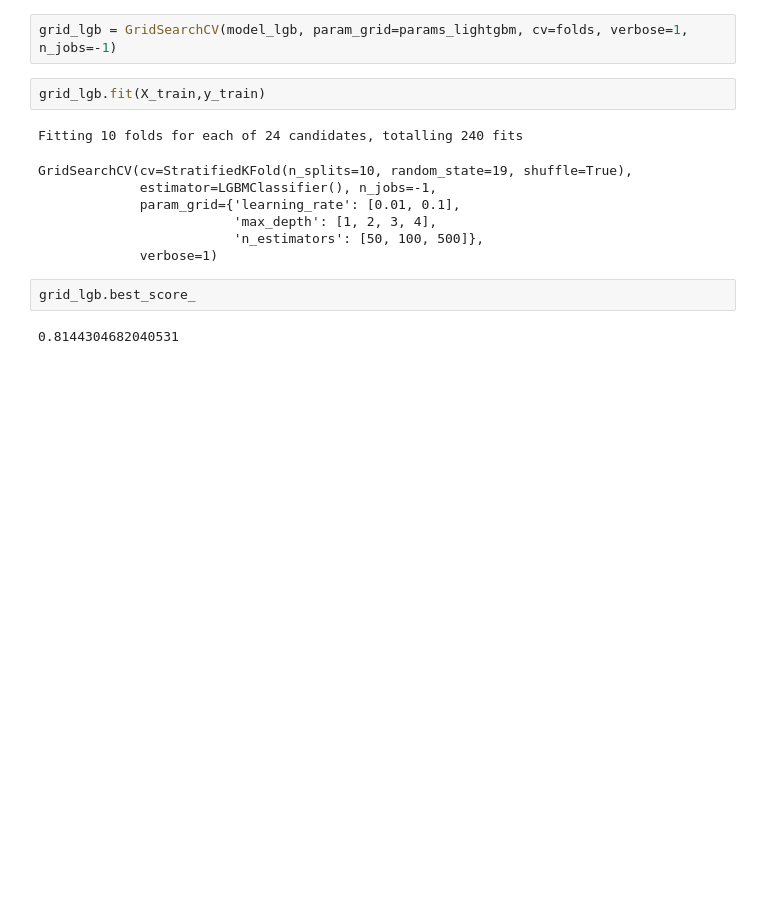
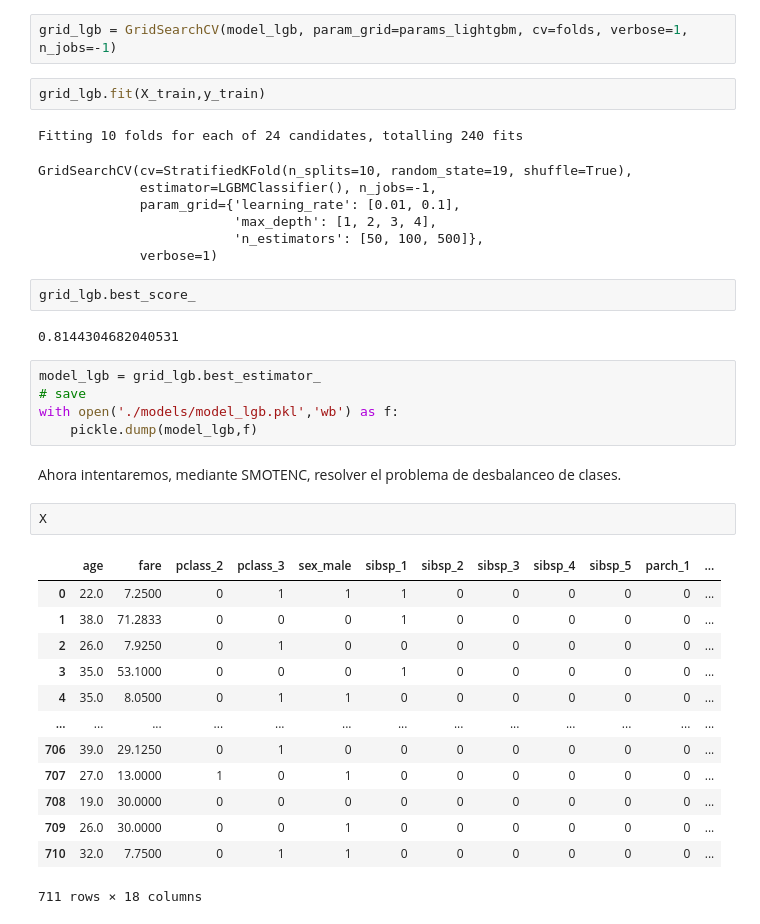
Before and after one commit to joacssilveira/titanic-ml, a Jupyter notebook: train.ipynb, the cells around one changed output. Drawn from its saved outputs; the diff is of its cells as text; blank space fills up the shorter version.

```diff
--- a/train.ipynb
+++ b/train.ipynb
@@ -332,3 +314,26 @@ GridSearchCV(cv=StratifiedKFold(n_splits=10, random_state=19, shuffle=True),
 grid_lgb.best_score_
 # %% [output]
 0.8144304682040531
+# %%
+model_lgb = grid_lgb.best_estimator_
+# save
+with open('./models/model_lgb.pkl','wb') as f:
+    pickle.dump(model_lgb,f)
+# %% [markdown]
+Ahora intentaremos, mediante SMOTENC, resolver el problema de desbalanceo de clases.
+# %%
+X
+# %% [output]
+|  | age | fare | pclass_2 | pclass_3 | sex_male | sibsp_1 | sibsp_2 | sibsp_3 | sibsp_4 | sibsp_5 | parch_1 | ... |
+| 0 | 22.0 | 7.2500 | 0 | 1 | 1 | 1 | 0 | 0 | 0 | 0 | 0 | ... |
+| 1 | 38.0 | 71.2833 | 0 | 0 | 0 | 1 | 0 | 0 | 0 | 0 | 0 | ... |
+| 2 | 26.0 | 7.9250 | 0 | 1 | 0 | 0 | 0 | 0 | 0 | 0 | 0 | ... |
+| 3 | 35.0 | 53.1000 | 0 | 0 | 0 | 1 | 0 | 0 | 0 | 0 | 0 | ... |
+| 4 | 35.0 | 8.0500 | 0 | 1 | 1 | 0 | 0 | 0 | 0 | 0 | 0 | ... |
+| ... | ... | ... | ... | ... | ... | ... | ... | ... | ... | ... | ... | ... |
+| 706 | 39.0 | 29.1250 | 0 | 1 | 0 | 0 | 0 | 0 | 0 | 0 | 0 | ... |
+| 707 | 27.0 | 13.0000 | 1 | 0 | 1 | 0 | 0 | 0 | 0 | 0 | 0 | ... |
+| 708 | 19.0 | 30.0000 | 0 | 0 | 0 | 0 | 0 | 0 | 0 | 0 | 0 | ... |
+| 709 | 26.0 | 30.0000 | 0 | 0 | 1 | 0 | 0 | 0 | 0 | 0 | 0 | ... |
+| 710 | 32.0 | 7.7500 | 0 | 1 | 1 | 0 | 0 | 0 | 0 | 0 | 0 | ... |
+711 rows × 18 columns
```
Also changed, not shown: parts of 20 cells of this notebook, 7 other files.
